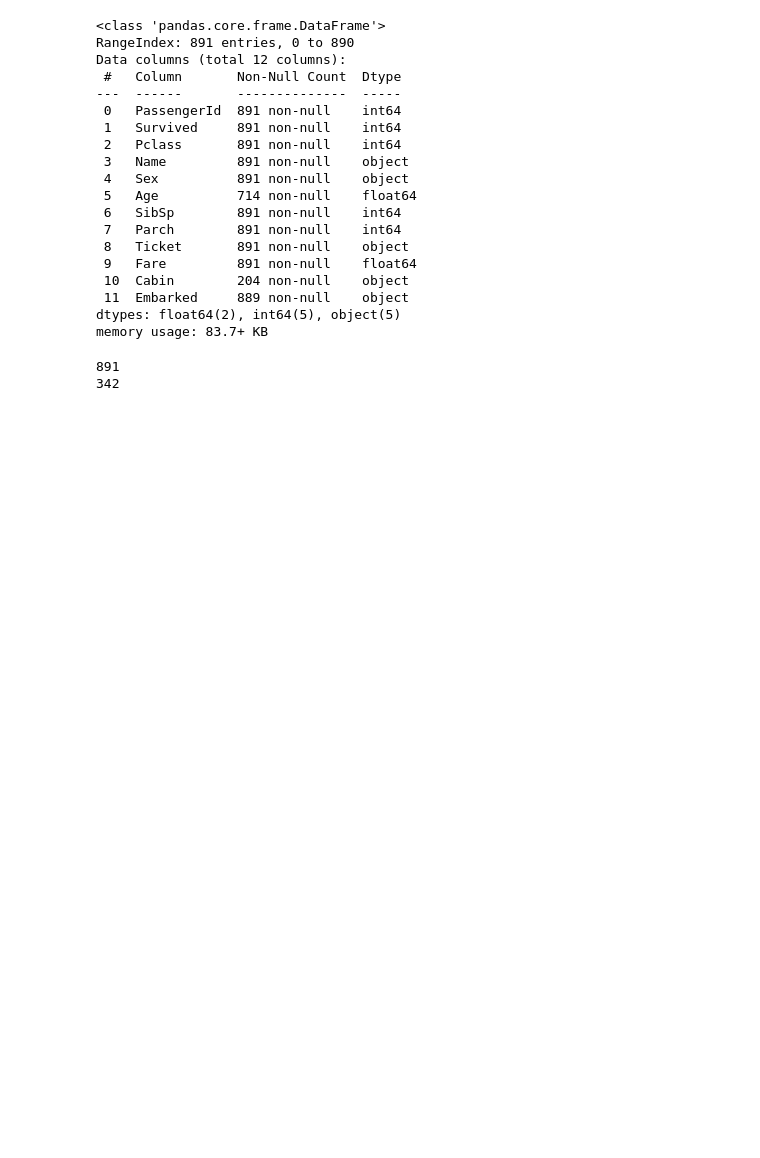
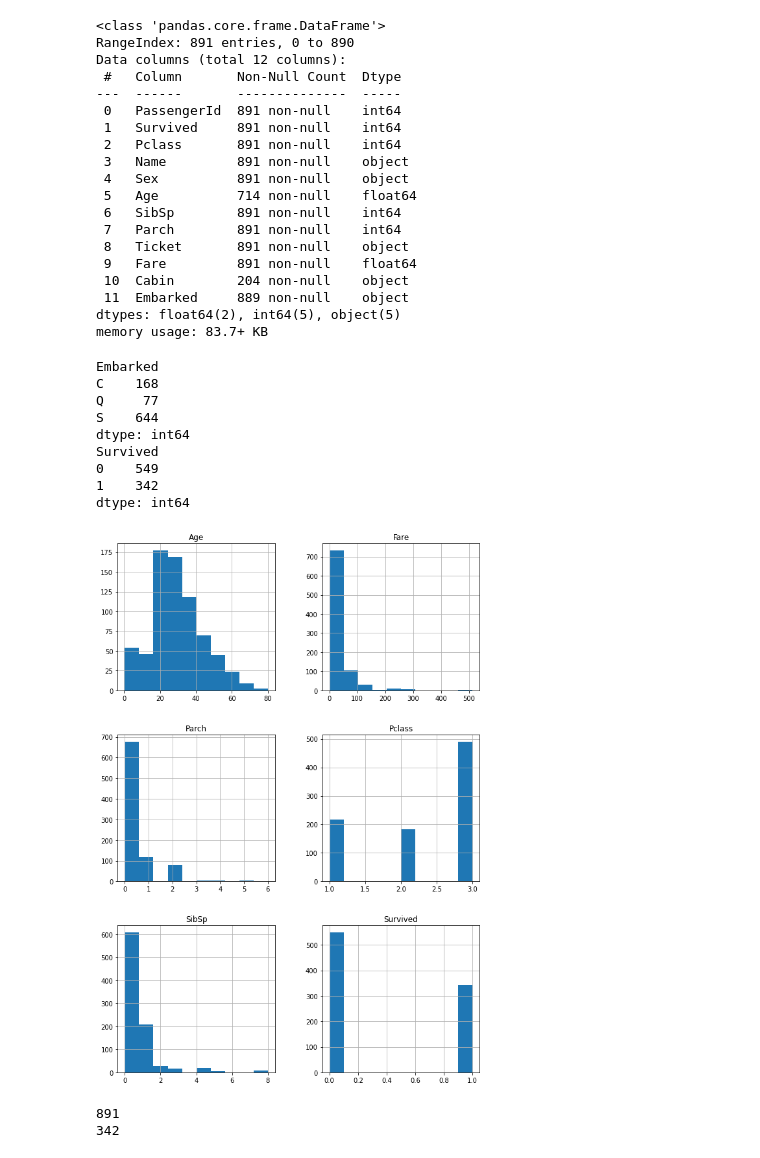
Before and after one commit to RodrighoNS/ml-notebooks, a Jupyter notebook: Titanic_kaggle.ipynb, the cells around one changed output. Drawn from its saved outputs; the diff is of its cells as text; code cells hidden in the pictures; blank space fills up the shorter version.

```diff
--- a/Titanic_kaggle.ipynb
+++ b/Titanic_kaggle.ipynb
@@ -85,6 +93,27 @@ Data columns (total 12 columns):
  11  Embarked     889 non-null    object
 dtypes: float64(2), int64(5), object(5)
 memory usage: 83.7+ KB
+# %%
+import matplotlib.pyplot as plt
+
+print(data.groupby('Embarked').size())
+print(data.groupby('Survived').size())
+
+fig = plt.figure(figsize = (10,15))
+ax = fig.gca()
+data.drop(['PassengerId','Name'],axis=1).hist(ax = ax)
+plt.show()
+# %% [output]
+Embarked
+C    168
+Q     77
+S    644
+dtype: int64
+Survived
+0    549
+1    342
+dtype: int64
+[figure, added]
 # %%
 import numpy as np
 # número de sobrevivientes y no sobrevivientes diferente (data desbalanceada)
```
Also changed, not shown: parts of 5 cells of this notebook.
